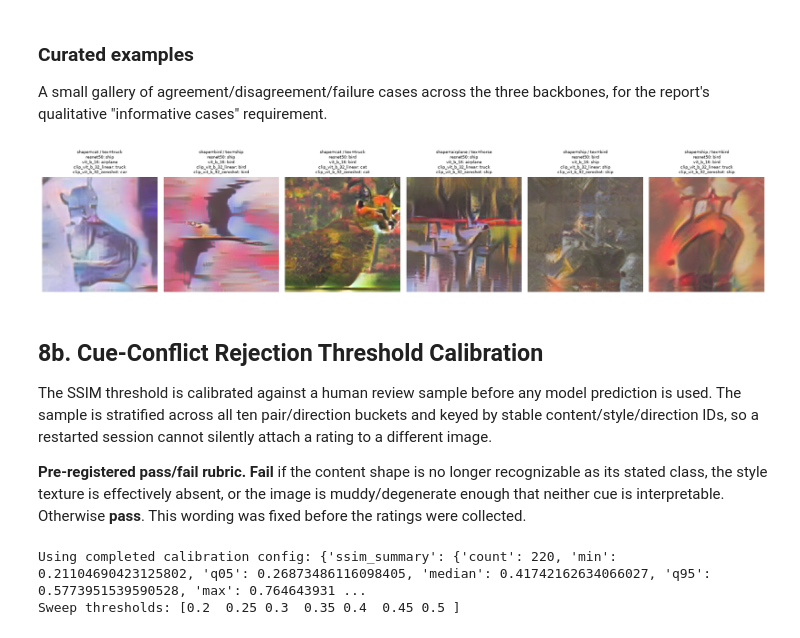
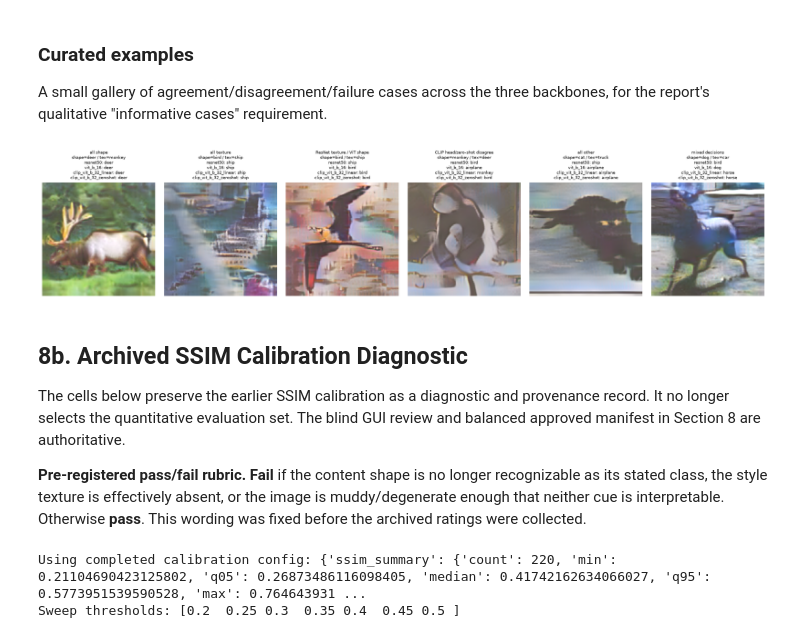
Before and after one commit to ayaanzia/atml-assignment-1, a Jupyter notebook: task1/task1.ipynb, the cells around one changed output. Drawn from its saved outputs; the diff is of its cells as text; code cells hidden in the pictures.

```diff
--- a/task1/task1.ipynb
+++ b/task1/task1.ipynb
@@ -566,42 +584,66 @@ shape_texture_df[shape_texture_df["pair"] == "__all__"]
 A small gallery of agreement/disagreement/failure cases across the three
 backbones, for the report's qualitative "informative cases" requirement.
 # %%
-def show_cue_conflict_gallery(records, results_by_model, n=6, seed_name="gallery_pick"):
-    rng = make_rng(seed_name)
-    pick = rng.choice(len(records), size=min(n, len(records)), replace=False)
+def show_cue_conflict_gallery(records, results_by_model, n=6):
+    # Select predefined behavioral categories, never examples chosen for a
+    # preferred aggregate conclusion. Selection occurs only after the blind
+    # quantitative evaluation set has been frozen.
+    pred_maps = {name: dict(zip(r["image_ids"], r["preds"])) for name, r in results_by_model.items()}
+    categorized = []
+    for i, rec in enumerate(records):
+        iid = cuecal.cue_conflict_id(rec)
+        decisions = {name: mx.classify_shape_texture(preds[iid], rec["content_class_idx"], rec["texture_class_idx"])
+                     for name, preds in pred_maps.items()}
+        values = list(decisions.values())
+        if all(value == "shape" for value in values): category = "all shape"
+        elif all(value == "texture" for value in values): category = "all texture"
+        elif all(value == "other" for value in values): category = "all other"
+        elif decisions["clip_vit_b_32_linear"] != decisions["clip_vit_b_32_zeroshot"]: category = "CLIP head/zero-shot disagree"
+        elif decisions["resnet50"] == "texture" and decisions["vit_b_16"] == "shape": category = "ResNet texture / ViT shape"
+        else: category = "mixed decisions"
+        categorized.append((category, iid, i))
+    priority = ["all shape", "all texture", "ResNet texture / ViT shape",
+                "CLIP head/zero-shot disagree", "all other", "mixed decisions"]
+    pick, used = [], set()
+    for category in priority:
+        matches = sorted((iid, i) for cat, iid, i in categorized if cat == category and i not in used)
+        if matches and len(pick) < n:
+            iid, i = matches[0]; pick.append((category, i)); used.add(i)
+    for category, iid, i in sorted(categorized, key=lambda item: item[1]):
+        if len(pick) >= n: break
+        if i not in used: pick.append((category, i)); used.add(i)
     fig, axes = plt.subplots(1, len(pick), figsize=(3 * len(pick), 3.5))
     if len(pick) == 1:
         axes = [axes]
-    for ax, i in zip(axes, pick):
+    for ax, (category, i) in zip(axes, pick):
         rec = records[i]
         img = rec["image"].permute(1, 2, 0).numpy()
         ax.imshow(np.clip(img, 0, 1))
         ax.axis("off")
         iid = cuecal.cue_conflict_id(rec)
-        title_lines = [f"shape={rec['content_class']} / tex={rec['texture_class']}"]
+        title_lines = [category, f"shape={rec['content_class']} / tex={rec['texture_class']}"]
         for name, r in results_by_model.items():
             pred_idx = dict(zip(r["image_ids"], r["preds"]))[iid]
             title_lines.append(f"{name}: {STL10_CLASSES[pred_idx]}")
         ax.set_title("\n".join(title_lines), fontsize=7)
     plt.tight_layout()
     fig.savefig(FIGURES_DIR / "cue_conflict_gallery.png", dpi=150)
     plt.show()
 
 show_cue_conflict_gallery(accepted_records, cue_results_by_model)
 # %% [output]
-[figure, old version]
+[figure, new version]
 # %% [markdown]
-## 8b. Cue-Conflict Rejection Threshold Calibration
+## 8b. Archived SSIM Calibration Diagnostic
 
-The SSIM threshold is calibrated against a human review sample before any
-model prediction is used. The sample is stratified across all ten
-pair/direction buckets and keyed by stable content/style/direction IDs, so a
-restarted session cannot silently attach a rating to a different image.
+The cells below preserve the earlier SSIM calibration as a diagnostic and
+provenance record. It no longer selects the quantitative evaluation set. The
+blind GUI review and balanced approved manifest in Section 8 are authoritative.
 
 **Pre-registered pass/fail rubric.** **Fail** if the content shape is no longer
 recognizable as its stated class, the style texture is effectively absent, or
 the image is muddy/degenerate enough that neither cue is interpretable.
-Otherwise **pass**. This wording was fixed before the ratings were collected.
+Otherwise **pass**. This wording was fixed before the archived ratings were collected.
 # %%
 calibration_config_path = RESULTS_DIR / "cue_conflict_calibration_config.json"
 completed_sweep_path = RESULTS_DIR / "cue_conflict_threshold_sweep.csv"
```
Also changed, not shown: parts of 18 cells of this notebook, 42 other files.
